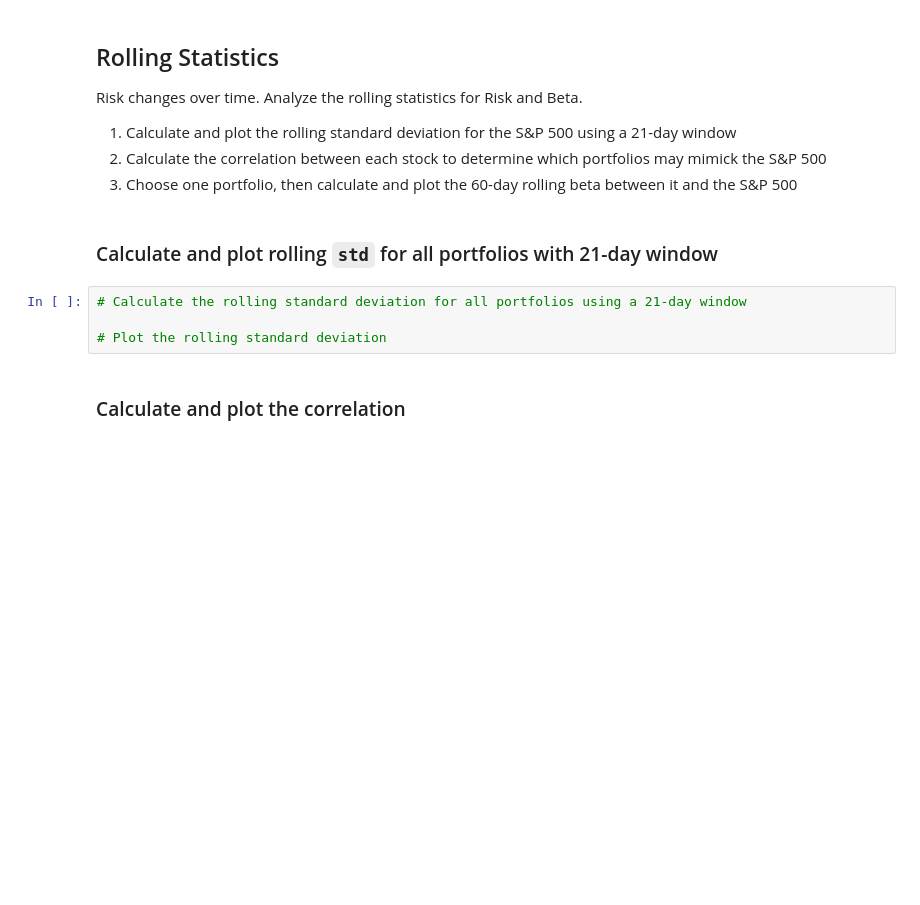
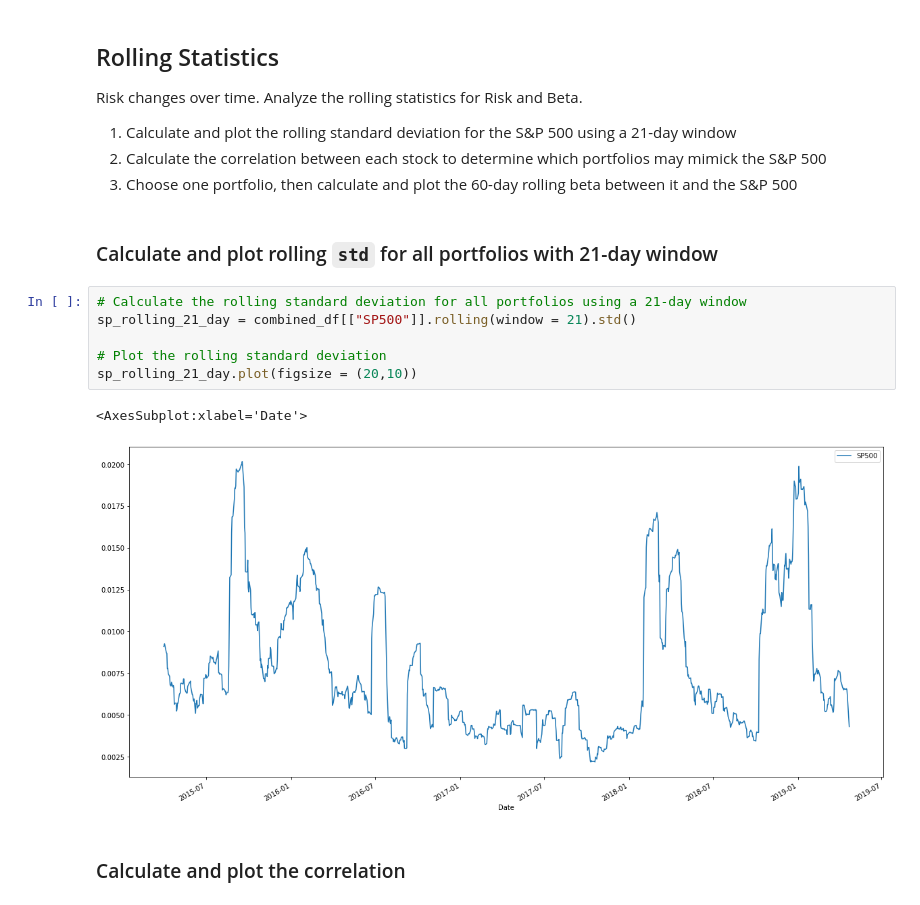
Before and after one commit to msierracrypto/pandas-homework, a Jupyter notebook: Starter_Code/whale_analysis.ipynb, the cells around one changed output. Drawn from its saved outputs; the diff is of its cells as text; blank space fills up the shorter version.

```diff
--- a/Starter_Code/whale_analysis.ipynb
+++ b/Starter_Code/whale_analysis.ipynb
@@ -279,8 +279,13 @@ Risk changes over time. Analyze the rolling statistics for Risk and Beta.
 ### Calculate and plot rolling `std` for all portfolios with 21-day window
 # %%
 # Calculate the rolling standard deviation for all portfolios using a 21-day window
+sp_rolling_21_day = combined_df[["SP500"]].rolling(window = 21).std()
 
 # Plot the rolling standard deviation
+sp_rolling_21_day.plot(figsize = (20,10))
+# %% [output]
+<AxesSubplot:xlabel='Date'>
+[figure, added]
 # %% [markdown]
 ### Calculate and plot the correlation
 # %%
```
